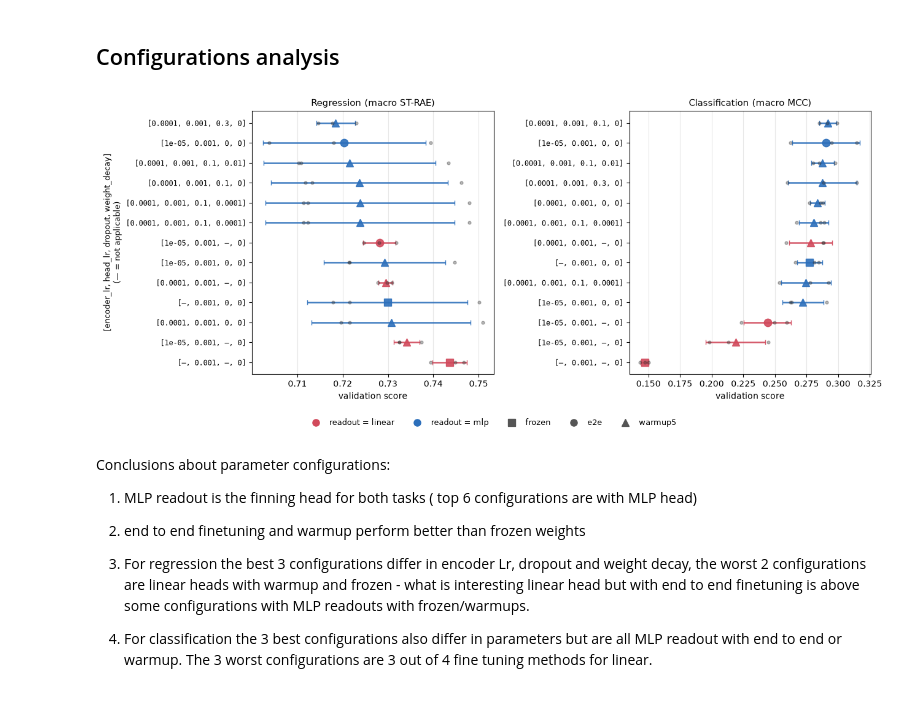
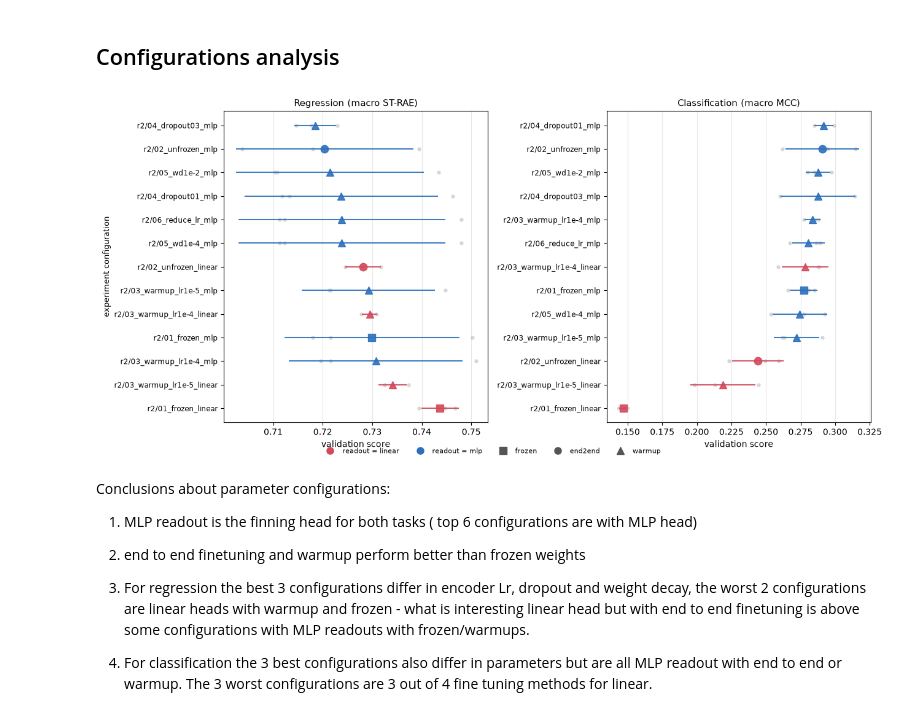
Before and after one commit to Aryan-Mi/02456-deep-learning-cyp-project, a Jupyter notebook: notebooks/04_chemeleon_analysis_v2.ipynb, the cells around one changed output. Saved outputs shown, nothing was run; the diff lists cells and outputs as text; code cells hidden in the pictures.

Commit message:
analysis code cleaning and saving plots as PDFs for the report

```diff
--- a/notebooks/04_chemeleon_analysis_v2.ipynb
+++ b/notebooks/04_chemeleon_analysis_v2.ipynb
@@ -9,6 +10,6 @@ import matplotlib.pyplot as plt
 # %%
 
-CSV = "results/chemeleon/all_runs2.csv"
+runs_csv = "results/chemeleon/all_runs2.csv"
 per_target_csv= "results/chemeleon/per_target2.csv"
 
 HP = ["freeze_encoder", "encoder_lr", "head_lr", "readout", "hidden_dim", "num_layers",
@@ -17,7 +18,7 @@ HP = ["freeze_encoder", "encoder_lr", "head_lr", "readout", "hidden_dim", "num_l
 
 LOWER_IS_BETTER = {"regression": True, "classification": False}
 
-df = pd.read_csv(CSV)
+df = pd.read_csv(runs_csv)
 pt = pd.read_csv(per_target_csv)
 df[HP] = df[HP].astype(object).where(df[HP].notna(), "NA")
 
@@ -130,8 +146,8 @@ The best run for both tasks is the one for configuration with end to end finetun
 ### Best configuration (over all seeds)
 # %%
 for task, d in df.groupby("task"):
-    stats = d.groupby("exp").val_score.agg(["mean", "std"])
+    stats = d.groupby("exp").val_score.agg(["mean"])
     best = stats["mean"].idxmin() if task == "regression" else stats["mean"].idxmax()
-    print(f"{task}: {best} = {stats.loc[best,'mean']:.4f} ± {stats.loc[best,'std']:.4f}")
+    print(f"{task}: {best} = {stats.loc[best,'mean']:.4f}")
     print(d[d.exp == best].iloc[0][["readout", "dropout", "hidden_dim","freeze_encoder", "encoder_lr","head_lr","head_only_epochs"]].to_string())
 # %% [output]
@@ -162,13 +178,13 @@ for task, d in df.groupby("task"):
     lower = task == "regression"
     g = d.groupby("exp").val_score.agg(["mean", "std"])
     best = g["mean"].idxmin() if lower else g["mean"].idxmax()
-    m, s, b = g.loc[best, "mean"], g.loc[best, "std"], d.baseline_score.iloc[0]
+    m, b = g.loc[best, "mean"], d.baseline_score.iloc[0]
 
     print("---------------------------")
     print(f"{task} : baseline = {b:.4f}")
-    print(f"   best config: {best} = {m:.4f} ± {s:.4f}")
-    print(f"   absolute improvement = {(b - m) if lower else (m - b):.4f}")
-    print(f"   relative improvement = {100*(b - m)/b:.1f}%" if b else
+    print(f"   best config: {best} = {m:.4f}")
+    print(f"   absolute improvement from naive baseline = {(b - m) if lower else (m - b):.4f}")
+    print(f"   relative improvement from naive baseline = {100*(b - m)/b:.1f}%" if b else
           "   relative improvement: - (baseline = 0)")
 # %% [output]
 ---------------------------
@@ -186,59 +202,62 @@ We managed to get some improvement compared to the naive models. (Next step : co
 # %% [markdown]
 ## Configurations analysis
 # %%
-def v(x):
-    try: return f"{float(x):g}"
-    except (TypeError, ValueError): return "—"
+def add_method(row):
+    if row['freeze_encoder']==True:
+        return "frozen"
+    elif row['head_only_epochs']>0:
+        return "warmup"
+    else:
+        return "end2end"
 
-df["label"] = df.apply(
-    lambda r: f"[{'—' if r.freeze_encoder else v(r.encoder_lr)}, "
-              f"{v(r.head_lr)}, {v(r.dropout)}, {v(r.weight_decay)}]", axis=1)
-df["regime"] = df.apply(
-    lambda r: "frozen" if r.freeze_encoder else ("warmup5" if r.head_only_epochs > 0 else "e2e"),
-    axis=1)
+df['method'] = df.apply(add_method, axis =1)
 
-COLOR  = {"linear": "#d1495b", "mlp": "#2c6fbb"}
-MARKER = {"frozen": "s", "e2e": "o", "warmup5": "^"}
-TITLE  = {"regression":     "Regression (macro ST-RAE)",
+colors = {"linear": "#d1495b", "mlp": "#2c6fbb"}
+markers = {"frozen": "s", "end2end": "o", "warmup": "^"}
+titles = {"regression": "Regression (macro ST-RAE)",
           "classification": "Classification (macro MCC)"}
 
-fig, axes = plt.subplots(1, 2, figsize=(13, 5.5))
+fig, axes = plt.subplots(1, 2, figsize=(13, 6))
 
 for ax, task in zip(axes, ["regression", "classification"]):
-    d = df[df.task == task]
-    lower = task == "regression"
-    stats = (d.groupby(["exp", "label", "readout", "regime"]).val_score
-               .agg(["mean", "std"]).reset_index()
-               .sort_values("mean", ascending=lower).reset_index(drop=True))
+    task_df = df[df["task"] == task]
 
-    for i, r in stats.iterrows():
-        c = COLOR[r.readout]
-        ax.errorbar(r["mean"], i, xerr=r["std"], fmt=MARKER[r.regime], color=c,
-                    ecolor=c, alpha=.9, elinewidth=1.8, capsize=3, markersize=9, zorder=3)
-        runs = d.loc[d.exp == r.exp, "val_score"]
-        ax.scatter(runs, [i]*len(runs), s=12, color="#333", alpha=.35, zorder=4)
+    summary_grouped = task_df.groupby(["exp", "readout", "method"])["val_score"].agg(["mean", "std"])
+    summary_grouped = summary_grouped.reset_index()
 
-    ax.set_yticks(range(len(stats)))
-    ax.set_yticklabels(stats.label, fontsize=8.5, fontfamily="monospace")
+    summary_grouped = summary_grouped.sort_values("mean", ascending=(task == "regression"))
+    summary_grouped = summary_grouped.reset_index(drop=True)
+
+    for i, row in summary_grouped.iterrows():
+        color = colors[row["readout"]]
+        ax.errorbar(row["mean"], i, xerr=row["std"], fmt=markers[row["method"]],
+                    color=color, alpha=0.9, markersize=9)
+
+        single_runs = task_df[task_df["exp"] == row["exp"]]["val_score"]
+        ax.scatter(single_runs, [i] * len(single_runs), s=12, color="lightgray", alpha=0.9)
+
+    ax.set_yticks(range(len(summary_grouped)))
+    ax.set_yticklabels(summary_grouped["exp"], fontsize=8.5)
     ax.invert_yaxis()
-    ax.set_title(TITLE[task], fontsize=11)
+    ax.set_title(titles[task], fontsize=11)
     ax.set_xlabel("validation score")
-    ax.grid(axis="x", alpha=.3)
+    ax.grid(axis="x", alpha=0.3)
 
-axes[0].set_ylabel("[encoder_lr, head_lr, dropout, weight_decay]\n(— = not applicable)",
-                   fontsize=9)
+axes[0].set_ylabel("experiment configuration", fontsize=9)
 
-handles = ([Line2D([], [], marker="o", ls="", color=c, label=f"readout = {k}", ms=8)
-            for k, c in COLOR.items()] +
-           [Line2D([], [], marker=m, ls="", color="#555", label=k, ms=8)
-            for k, m in MARKER.items()])
-fig.legend(handles=handles, fontsize=9, loc="lower center", ncol=5, frameon=False,
-           bbox_to_anchor=(0.5, -0.02))
+for name, color in colors.items():
+    axes[0].plot([], [], "o", color=color, ms=8, label=f"readout = {name}")
+for name, marker in markers.items():
+    axes[0].plot([], [], marker, color="#555", ms=8, label=name)
 
-plt.tight_layout(rect=[0, 0.05, 1, 1])
+fig.legend(loc="lower center", ncol=5, fontsize=8, frameon=False)
+
+
+plt.tight_layout()
+fig.savefig("figures/results_per_config.pdf", bbox_inches="tight")
 plt.show()
 # %% [output]
-[figure, old version]
+[figure, new version]
 # %% [markdown]
 Conclusions about parameter configurations:
 
```
Also changed, not shown: parts of 17 cells of this notebook, 6 other files.
